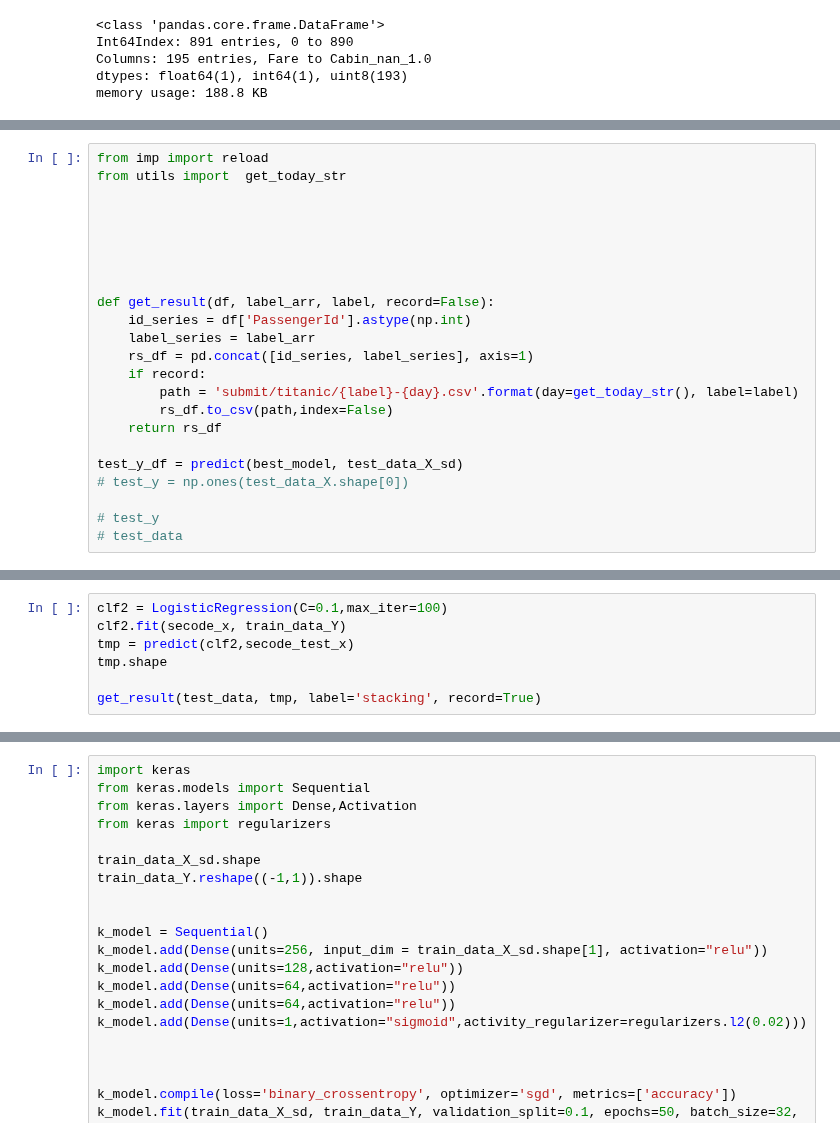
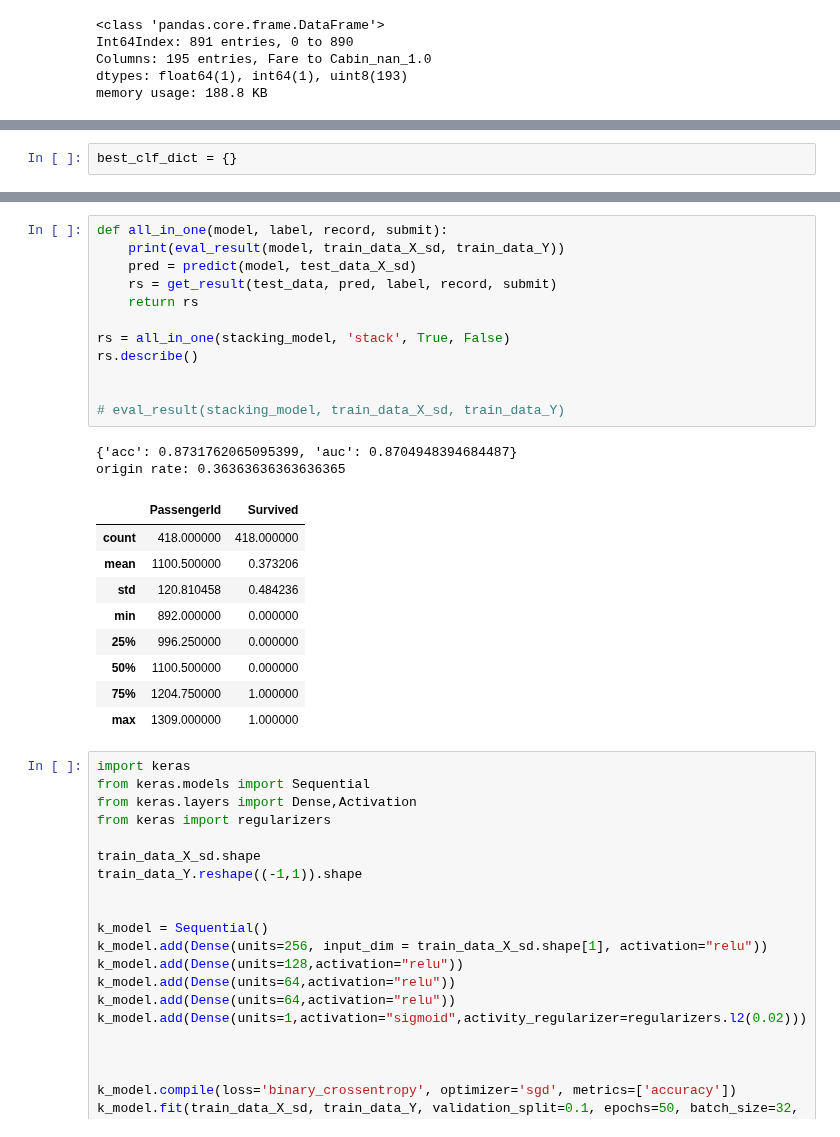
Before and after one commit to jerrychen1990/kaggle, a Jupyter notebook: titanic.ipynb, the cells around one changed output, grey strips where cells are left out. Drawn from its saved outputs; the diff is of its cells as text.

```diff
--- a/titanic.ipynb
+++ b/titanic.ipynb
@@ -309,0 +311,2 @@ Fitting 5 folds for each of 125 candidates, totalling 625 fits
+# %%
+best_clf_dict = {}
@@ -521,23 +487,0 @@ df.describe()
-# %%
-from imp import reload
-from utils import  get_today_str
-
-
-
-
-
-
-def get_result(df, label_arr, label, record=False):
-    id_series = df['PassengerId'].astype(np.int)
-    label_series = label_arr
-    rs_df = pd.concat([id_series, label_series], axis=1)
-    if record:
-        path = 'submit/titanic/{label}-{day}.csv'.format(day=get_today_str(), label=label)
-        rs_df.to_csv(path,index=False)
-    return rs_df
-
-test_y_df = predict(best_model, test_data_X_sd)
-# test_y = np.ones(test_data_X.shape[0])
-
-# test_y
-# test_data
@@ -588,7 +487,0 @@ array([[0.118446  , 0.10776044, 0.15508261, 0.01205484],
-# %%
-clf2 = LogisticRegression(C=0.1,max_iter=100)
-clf2.fit(secode_x, train_data_Y)
-tmp = predict(clf2,secode_test_x)
-tmp.shape
-
-get_result(test_data, tmp, label='stacking', record=True)
@@ -620,3 +594,27 @@ LogisticRegression(C=0.1, class_weight=None, dual=False, fit_intercept=True,
+# %%
+def all_in_one(model, label, record, submit):
+    print(eval_result(model, train_data_X_sd, train_data_Y))
+    pred = predict(model, test_data_X_sd)
+    rs = get_result(test_data, pred, label, record, submit)
+    return rs
+
+rs = all_in_one(stacking_model, 'stack', True, False)
+rs.describe()
+
+
+# eval_result(stacking_model, train_data_X_sd, train_data_Y)
+# %% [output]
+{'acc': 0.8731762065095399, 'auc': 0.8704948394684487}
+origin rate: 0.36363636363636365
+|  | PassengerId | Survived |
+| count | 418.000000 | 418.000000 |
+| mean | 1100.500000 | 0.373206 |
+| std | 120.810458 | 0.484236 |
+| min | 892.000000 | 0.000000 |
+| 25% | 996.250000 | 0.000000 |
+| 50% | 1100.500000 | 0.000000 |
+| 75% | 1204.750000 | 1.000000 |
+| max | 1309.000000 | 1.000000 |
 # %%
 import keras
 from keras.models import Sequential
```
Also changed, not shown: parts of 18 cells of this notebook, 1 other file.
